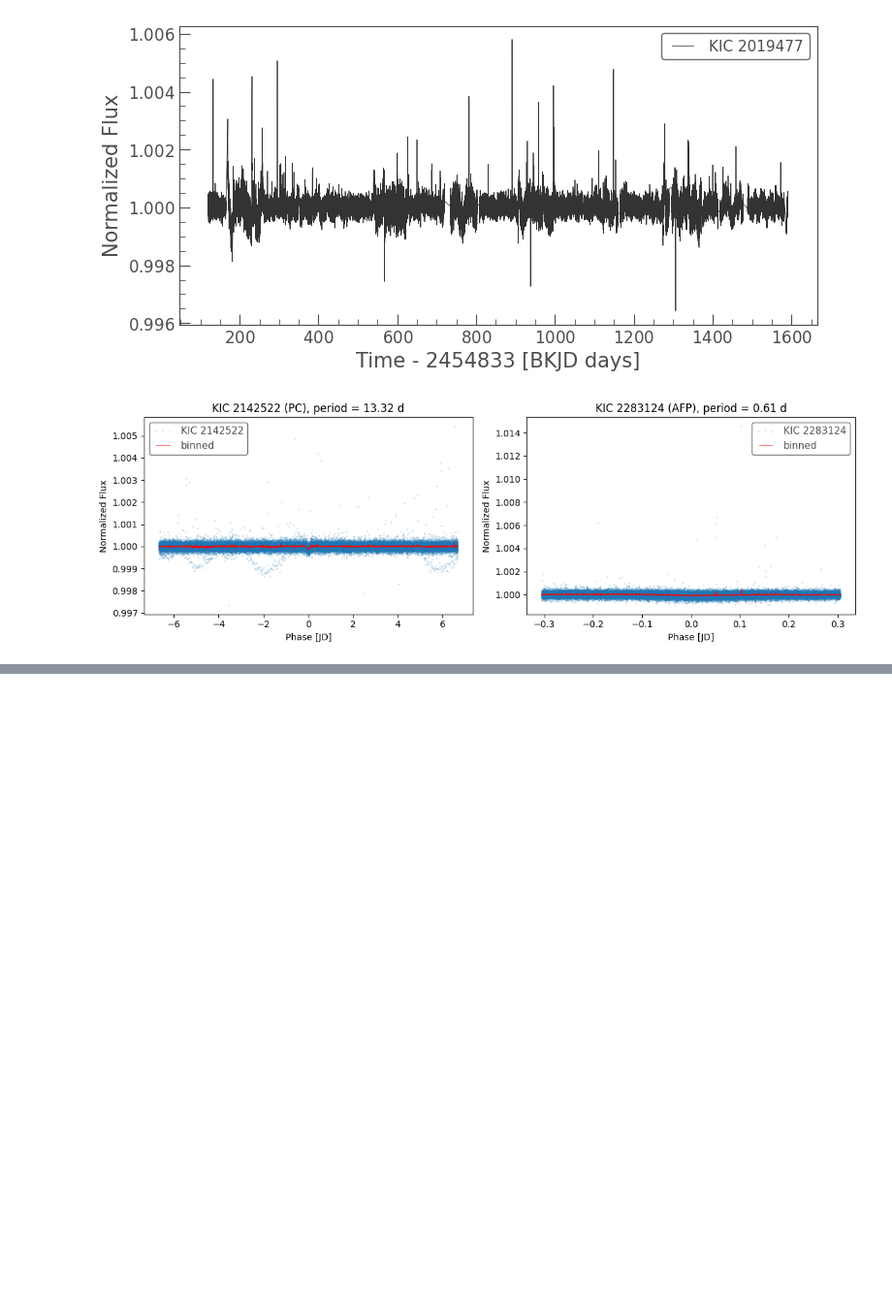
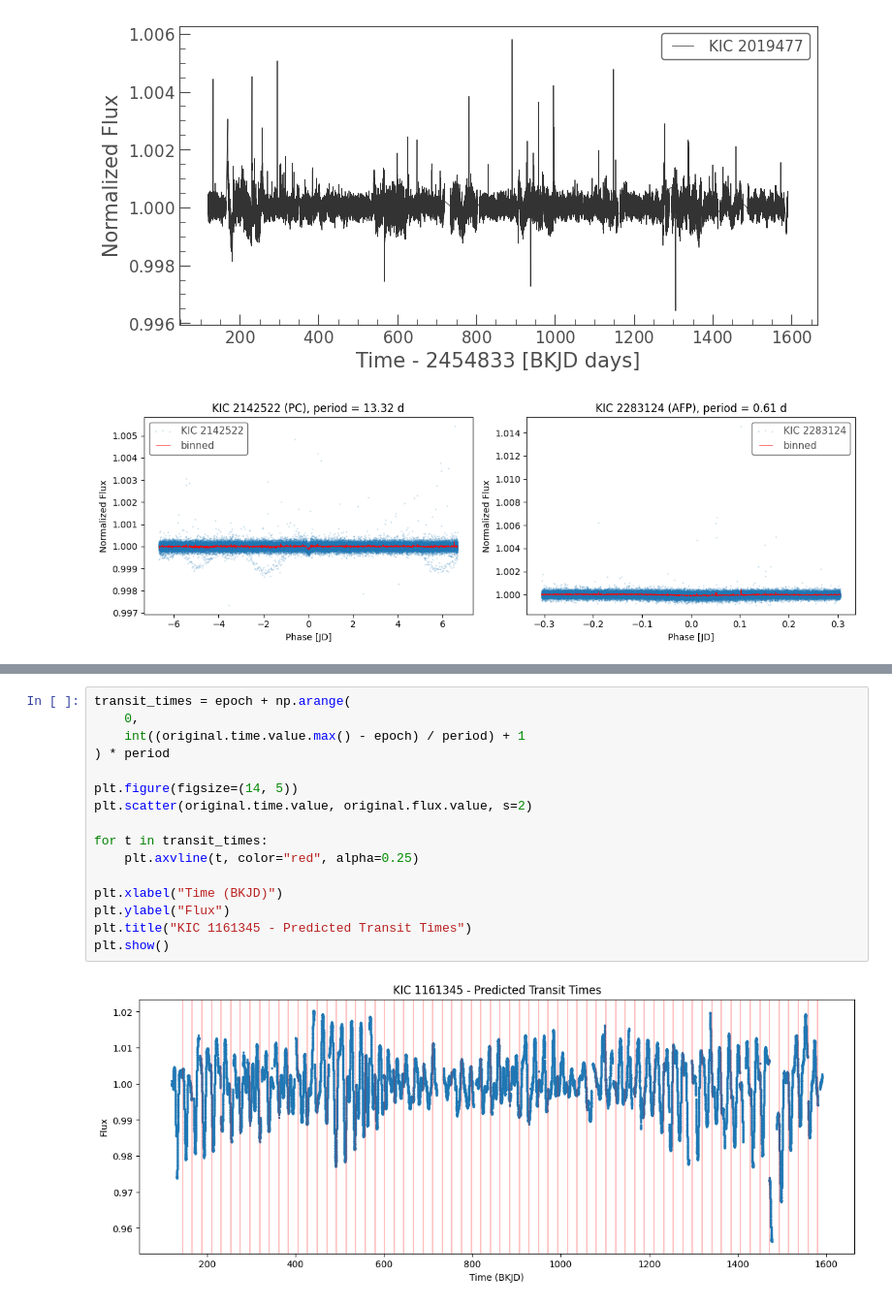
Before and after one commit to zianam/exoplanet-classifier-cnn, a Jupyter notebook: notebook/03_one_star_walkthrough.ipynb, the cells around one changed output, grey strips where cells are left out. Shown at 97% size. Drawn from its saved outputs; the diff is of its cells as text; blank space fills up the shorter version.

```diff
--- a/notebook/03_one_star_walkthrough.ipynb
+++ b/notebook/03_one_star_walkthrough.ipynb
@@ -57,0 +153,18 @@ plt.show()
+# %%
+transit_times = epoch + np.arange(
+    0,
+    int((original.time.value.max() - epoch) / period) + 1
+) * period
+
+plt.figure(figsize=(14, 5))
+plt.scatter(original.time.value, original.flux.value, s=2)
+
+for t in transit_times:
+    plt.axvline(t, color="red", alpha=0.25)
+
+plt.xlabel("Time (BKJD)")
+plt.ylabel("Flux")
+plt.title("KIC 1161345 - Predicted Transit Times")
+plt.show()
+# %% [output]
+[figure, added]
```
Also changed, not shown: parts of 4 cells of this notebook, 2 other files.
